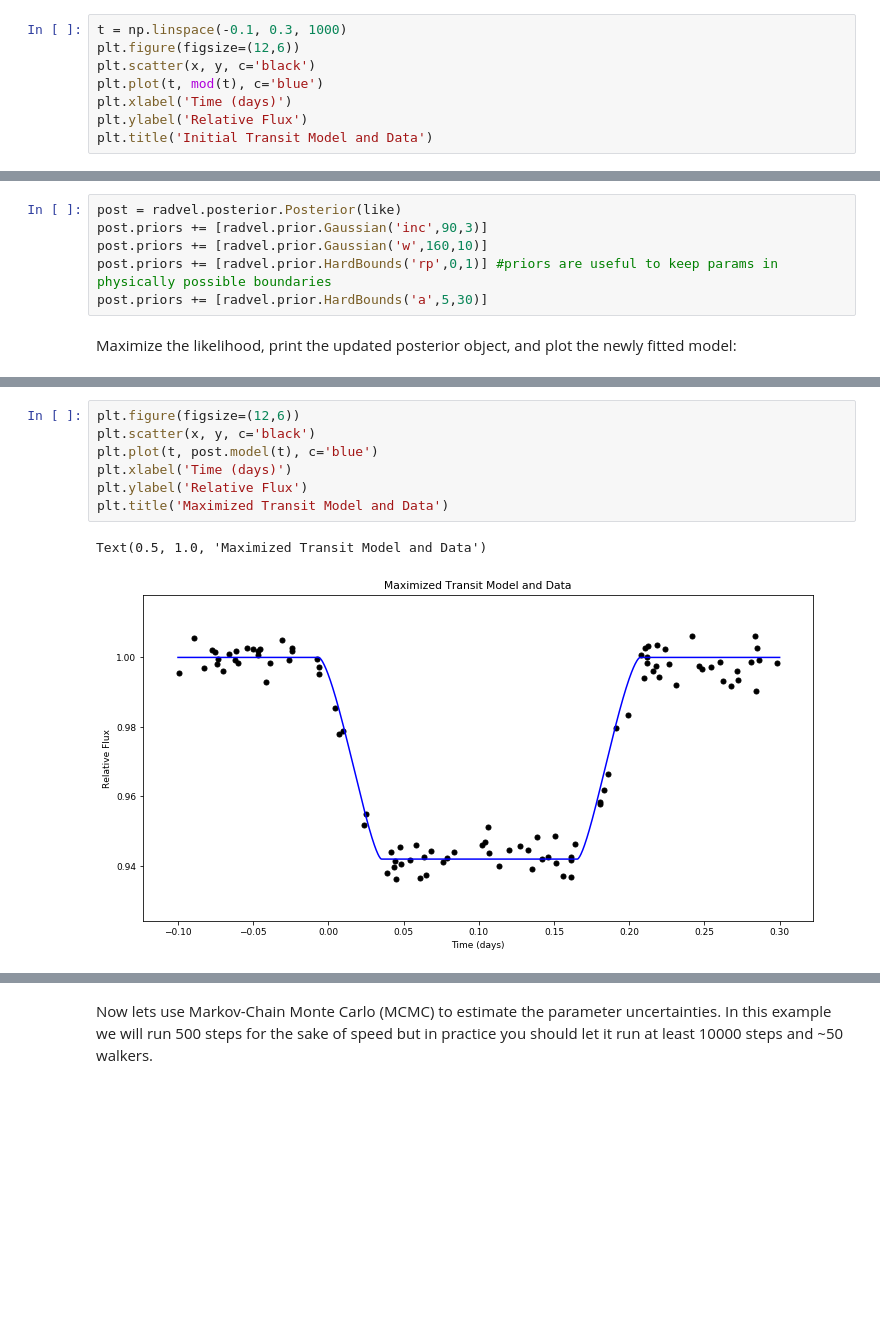
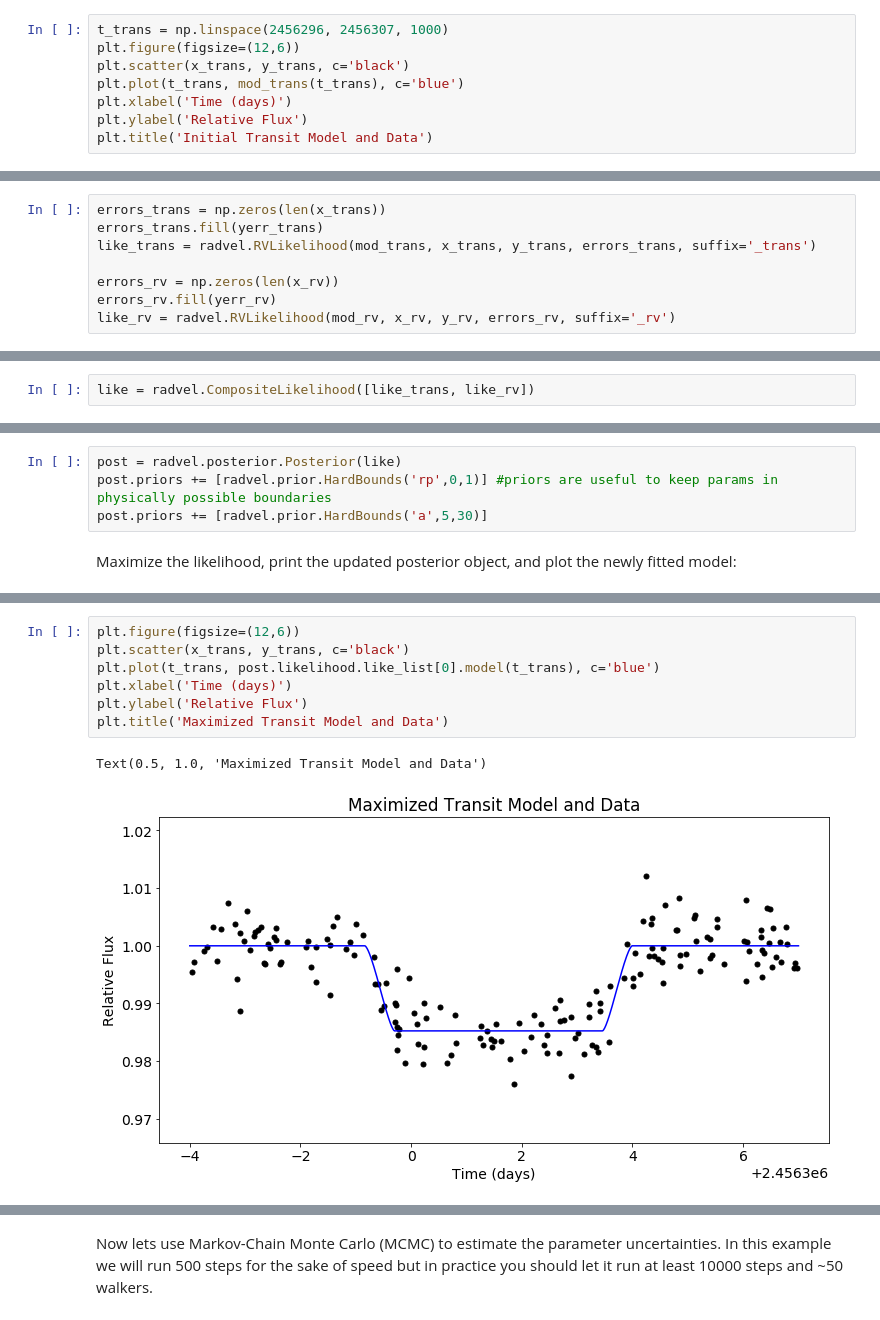
Before and after one commit to California-Planet-Search/radvel, a Jupyter notebook: docs/tutorials/CustomModel-tutorial.ipynb, the cells around one changed output, grey strips where cells are left out. Saved outputs shown, nothing was run; the diff lists cells and outputs as text; blank space fills up the shorter version.

```diff
--- a/docs/tutorials/CustomModel-tutorial.ipynb
+++ b/docs/tutorials/CustomModel-tutorial.ipynb
@@ -94,8 +146,8 @@ We can now plot the data and initial model. When using custom parameters and mod
 # %%
-t = np.linspace(-0.1, 0.3, 1000)
+t_trans = np.linspace(2456296, 2456307, 1000)
 plt.figure(figsize=(12,6))
-plt.scatter(x, y, c='black')
-plt.plot(t, mod(t), c='blue')
+plt.scatter(x_trans, y_trans, c='black')
+plt.plot(t_trans, mod_trans(t_trans), c='blue')
 plt.xlabel('Time (days)')
 plt.ylabel('Relative Flux')
 plt.title('Initial Transit Model and Data')
@@ -118,0 +170,8 @@ like = TransitLikelihood(mod, x, y, errors)
+# %%
+errors_trans = np.zeros(len(x_trans))
+errors_trans.fill(yerr_trans)
+like_trans = radvel.RVLikelihood(mod_trans, x_trans, y_trans, errors_trans, suffix='_trans')
+
+errors_rv = np.zeros(len(x_rv))
+errors_rv.fill(yerr_rv)
+like_rv = radvel.RVLikelihood(mod_rv, x_rv, y_rv, errors_rv, suffix='_rv')
@@ -119,9 +180,9 @@ like = TransitLikelihood(mod, x, y, errors)
+# %%
+like = radvel.CompositeLikelihood([like_trans, like_rv])
 # %% [markdown]
 Now we are ready to initialize the `radvel.Posterior` object. Note that most built in priors may be used on custom parameters.
 # %%
 post = radvel.posterior.Posterior(like)
-post.priors += [radvel.prior.Gaussian('inc',90,3)]
-post.priors += [radvel.prior.Gaussian('w',160,10)]
 post.priors += [radvel.prior.HardBounds('rp',0,1)] #priors are useful to keep params in physically possible boundaries
 post.priors += [radvel.prior.HardBounds('a',5,30)]
 # %% [markdown]
@@ -153,11 +216,11 @@ Bounded prior on rp, min=0, max=1
 Bounded prior on a, min=5, max=30
 # %%
 plt.figure(figsize=(12,6))
-plt.scatter(x, y, c='black')
-plt.plot(t, post.model(t), c='blue')
+plt.scatter(x_trans, y_trans, c='black')
+plt.plot(t_trans, post.likelihood.like_list[0].model(t_trans), c='blue')
 plt.xlabel('Time (days)')
 plt.ylabel('Relative Flux')
 plt.title('Maximized Transit Model and Data')
 # %% [output]
 Text(0.5, 1.0, 'Maximized Transit Model and Data')
-[figure, old version]
+[figure, new version]
```
Also changed, not shown: parts of 29 cells of this notebook, 2 other files.
